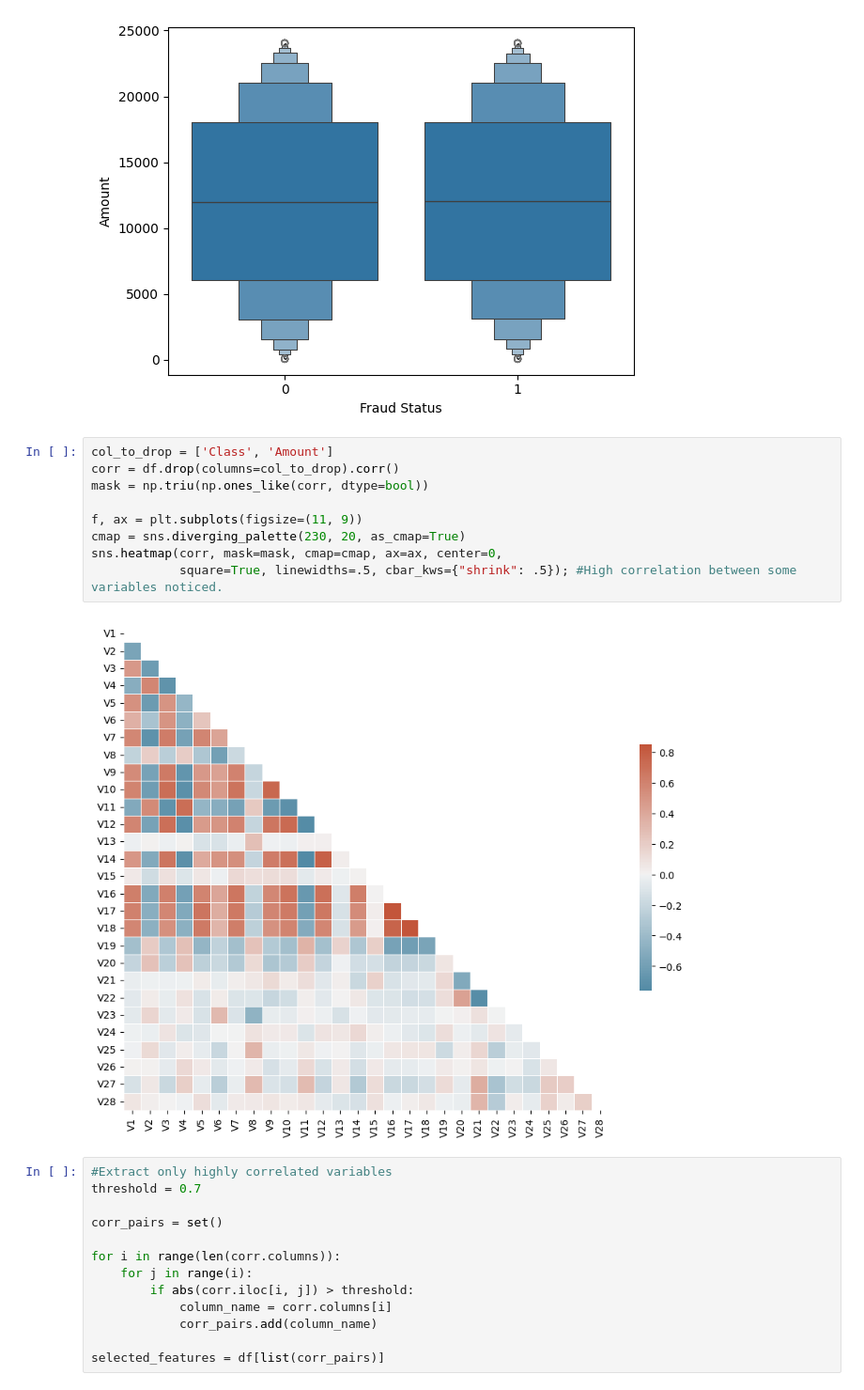
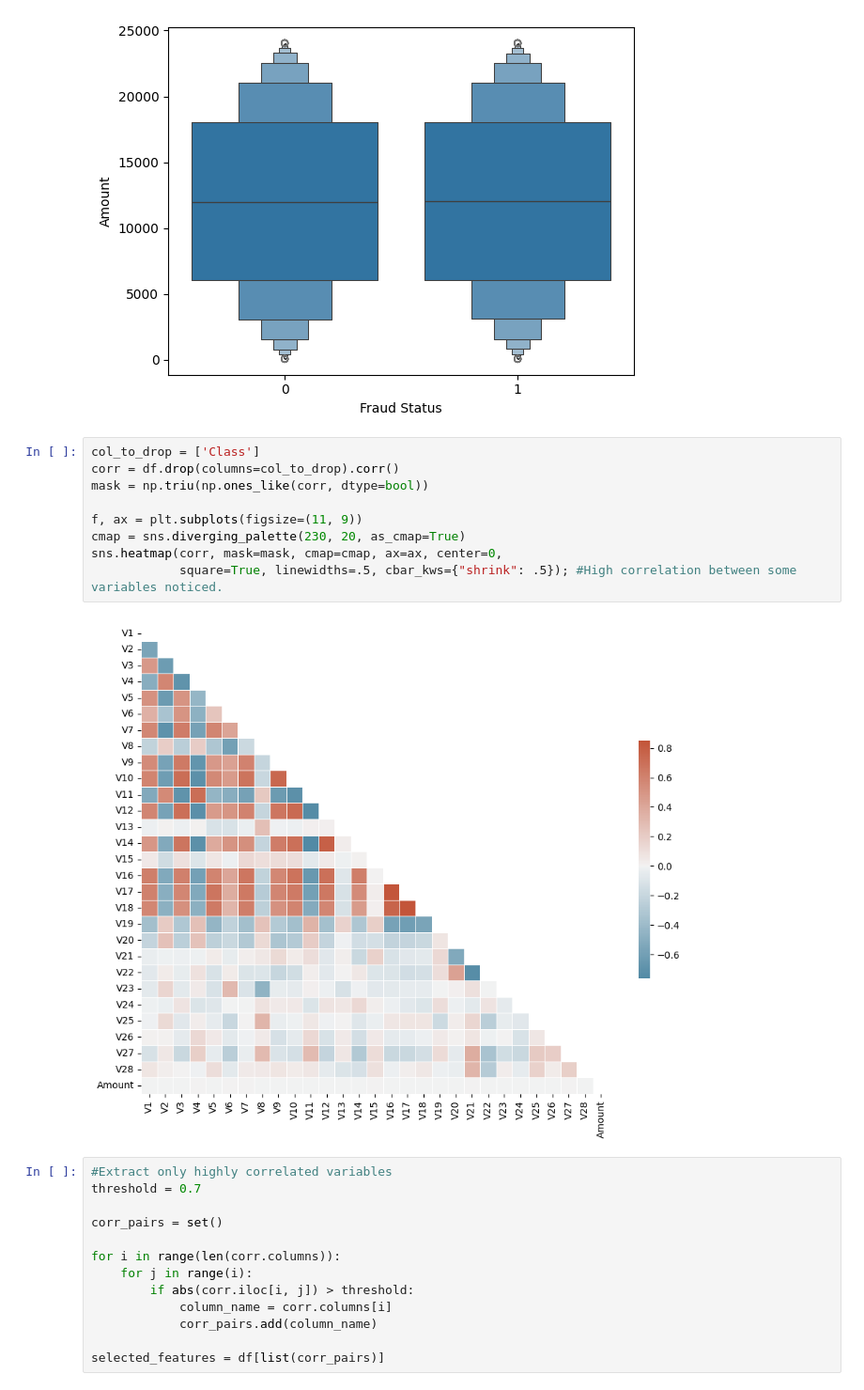
Before and after one commit to tapiwachinyerere/Credit-Card-Fraud-Detection-with-Tensorflow, a Jupyter notebook: fraud_detector.ipynb, the cells around one changed output. Shown at 94% size. Cells and saved outputs as stored; diff of their text form.

```diff
--- a/fraud_detector.ipynb
+++ b/fraud_detector.ipynb
@@ -77,16 +47,16 @@ plt.title(''); #Amount seems like a redundant feature. To be dropped in final mo
 # %% [output]
 [figure]
 # %%
-col_to_drop = ['Class', 'Amount']
+col_to_drop = ['Class']
 corr = df.drop(columns=col_to_drop).corr()
 mask = np.triu(np.ones_like(corr, dtype=bool))
 
 f, ax = plt.subplots(figsize=(11, 9))
 cmap = sns.diverging_palette(230, 20, as_cmap=True)
 sns.heatmap(corr, mask=mask, cmap=cmap, ax=ax, center=0,
             square=True, linewidths=.5, cbar_kws={"shrink": .5}); #High correlation between some variables noticed.
 # %% [output]
-[figure, old version]
+[figure, new version]
 # %%
 #Extract only highly correlated variables
 threshold = 0.7
```
Also changed, not shown: parts of 62 cells of this notebook, 2 other files.
